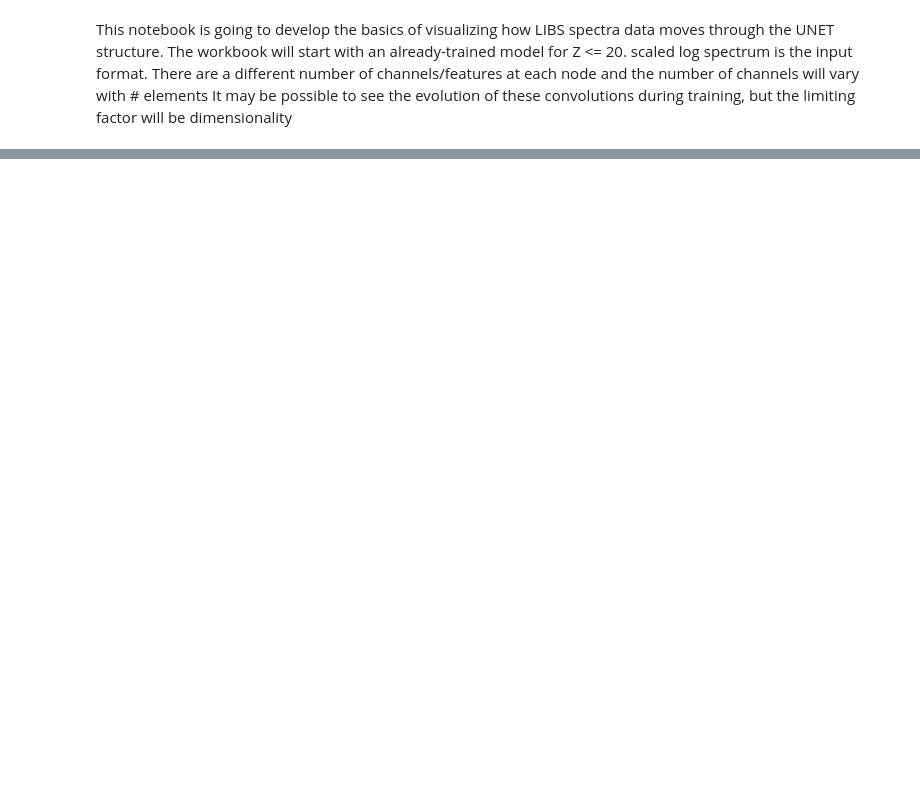
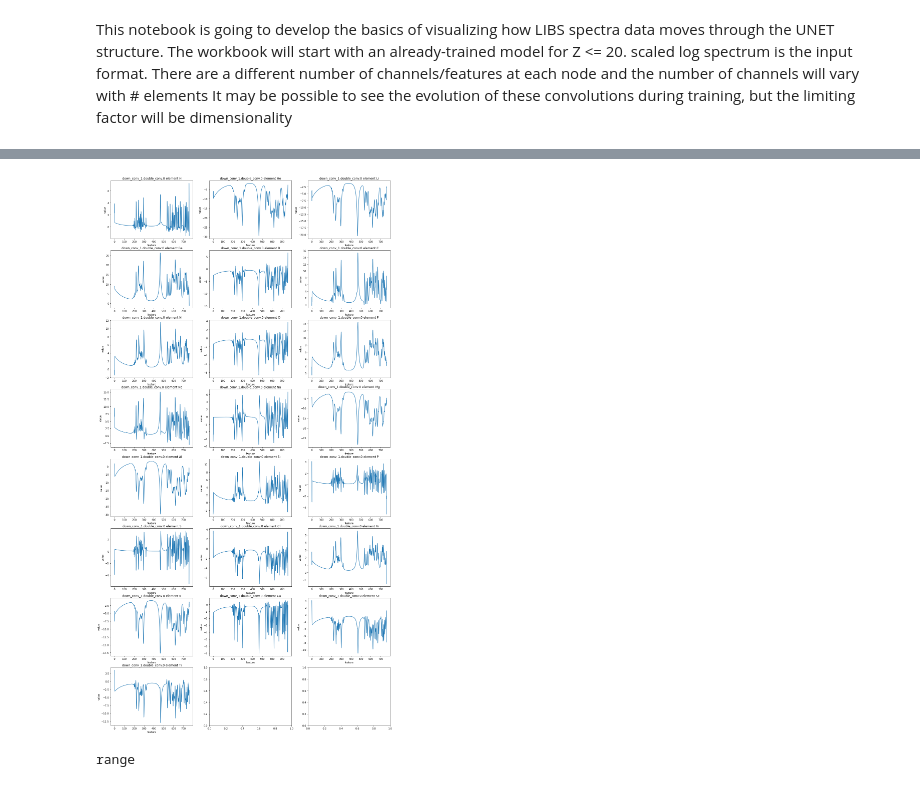
Before and after one commit to MWhitta/phaseMAP, a Jupyter notebook: Conv_Vis.ipynb, the cells around one changed output, grey strips where cells are left out. Drawn from its saved outputs; the diff is of its cells as text; code cells hidden in the pictures; blank space fills up the shorter version.

```diff
--- a/Conv_Vis.ipynb
+++ b/Conv_Vis.ipynb
@@ -114,2 +144,40 @@ TypeError: Module.register_forward_hook() takes 2 positional arguments but 3 wer
+# %%
+# our double convolution function will appear multiple times and so here is structure
+#nn.Sequential(
+#        nn.Conv1d(in_c, out_c, padding=padding, kernel_size=kernel_size, bias=False),
+#        nn.BatchNorm1d(out_c),
+#        nn.ReLU(inplace=True),
+#        nn.Conv1d(out_c, out_c, padding=padding, kernel_size=kernel_size, bias=False),
+#        nn.BatchNorm1d(out_c),
+#        nn.ReLU(inplace=True))
+
+# x1 = self.down_conv_1(spec)
+#down_conv_1.double_conv.0: torch.Size([1, 22, 761])
+node_name = 'down_conv_1.double_conv.0'
+out_features = torch.squeeze(node_out[node_name]) #(22, 761)
+fig_rows = 8
+fig_cols = 3
+my_fig, my_axes = plt.subplots(fig_rows,fig_cols,figsize=(20, 40))
+i_fig = 0
+max_fig = 21
+feature_x = np.arange(len(out_features[0]))
+for i in range(fig_rows):
+    for j in range(fig_cols):
+        channel = i * fig_cols + j
+        my_plotter(my_axes[i][j], feature_x, out_features[channel], {}, title=f'{node_name} element {elem_symb[channel]}')
+        i_fig += 1
+        if i_fig > max_fig: break
+
+#down_conv_1.double_conv.1: torch.Size([1, 22, 761])
+#down_conv_1.double_conv.2: torch.Size([1, 22, 761])
+#down_conv_1.double_conv.3: torch.Size([1, 22, 762])
+#down_conv_1.double_conv.4: torch.Size([1, 22, 762])
+#down_conv_1.double_conv.5: torch.Size([1, 22, 762])
+# %% [output]
+[figure, added]
+# %%
+type(range(20))
+# %% [output]
+range
 # %%
 #plotting predictions vs. reference
```
Also changed, not shown: parts of 7 cells of this notebook, 1 other file.
